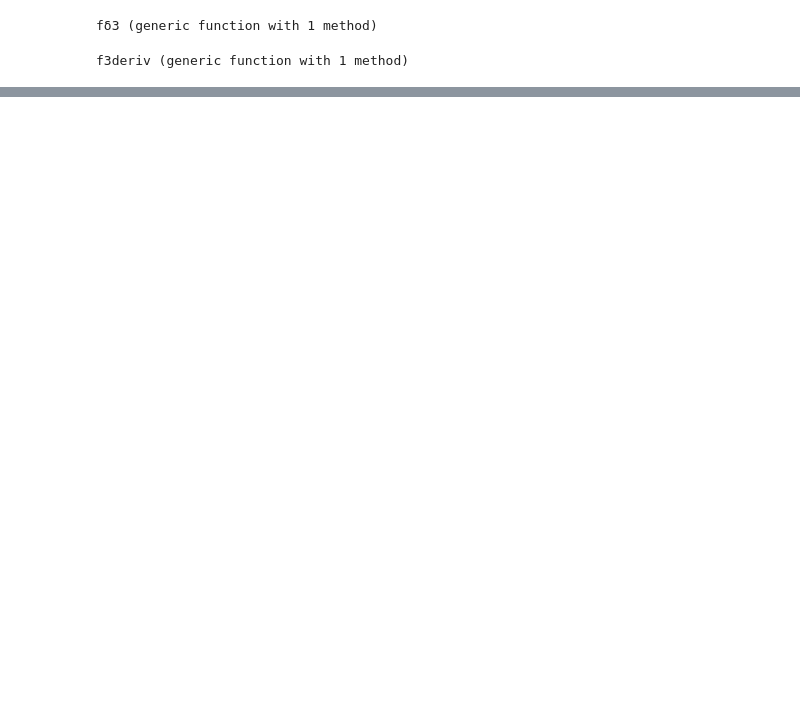
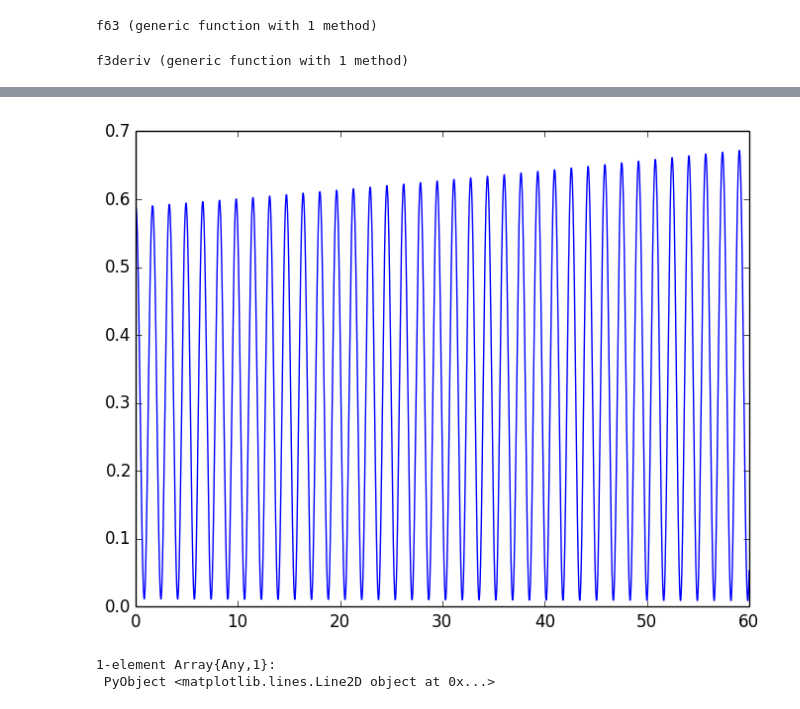
Before and after one commit to GX-Calva-Garcia/Proyecto-Final, a Jupyter notebook: pendulo_polares.ipynb, the cells around one changed output, grey strips where cells are left out. Saved outputs shown, nothing was run; the diff lists cells and outputs as text; code cells hidden in the pictures; blank space fills up the shorter version.

```diff
--- a/pendulo_polares.ipynb
+++ b/pendulo_polares.ipynb
@@ -376,2 +304,8 @@ plot(xs3,ys3)
 1-element Array{Any,1}:
  PyObject <matplotlib.lines.Line2D object at 0x...>
+# %%
+plot(t3_polar,zs3)
+# %% [output]
+[figure, added]
+1-element Array{Any,1}:
+ PyObject <matplotlib.lines.Line2D object at 0x...>
```
Also changed, not shown: parts of 66 cells of this notebook.
